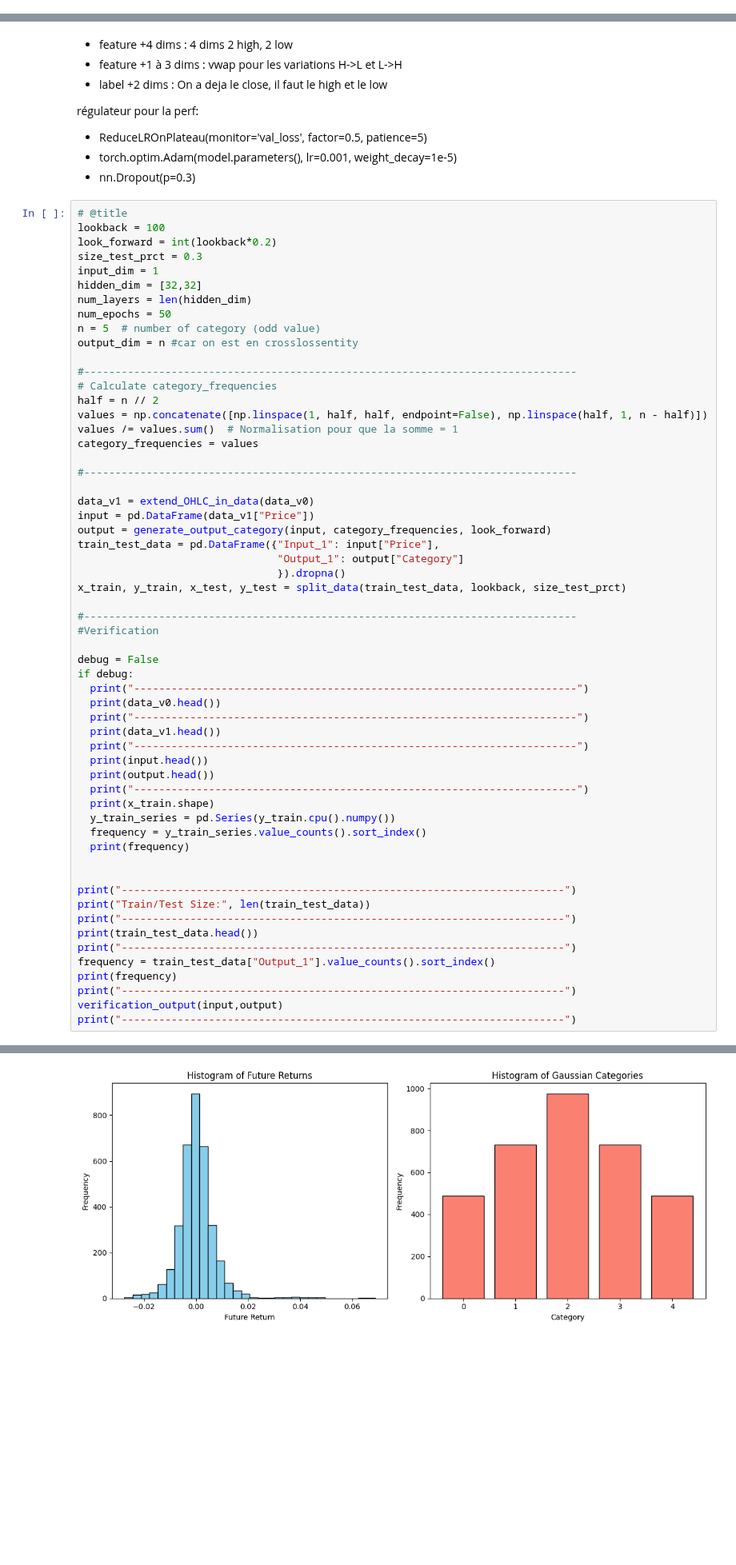
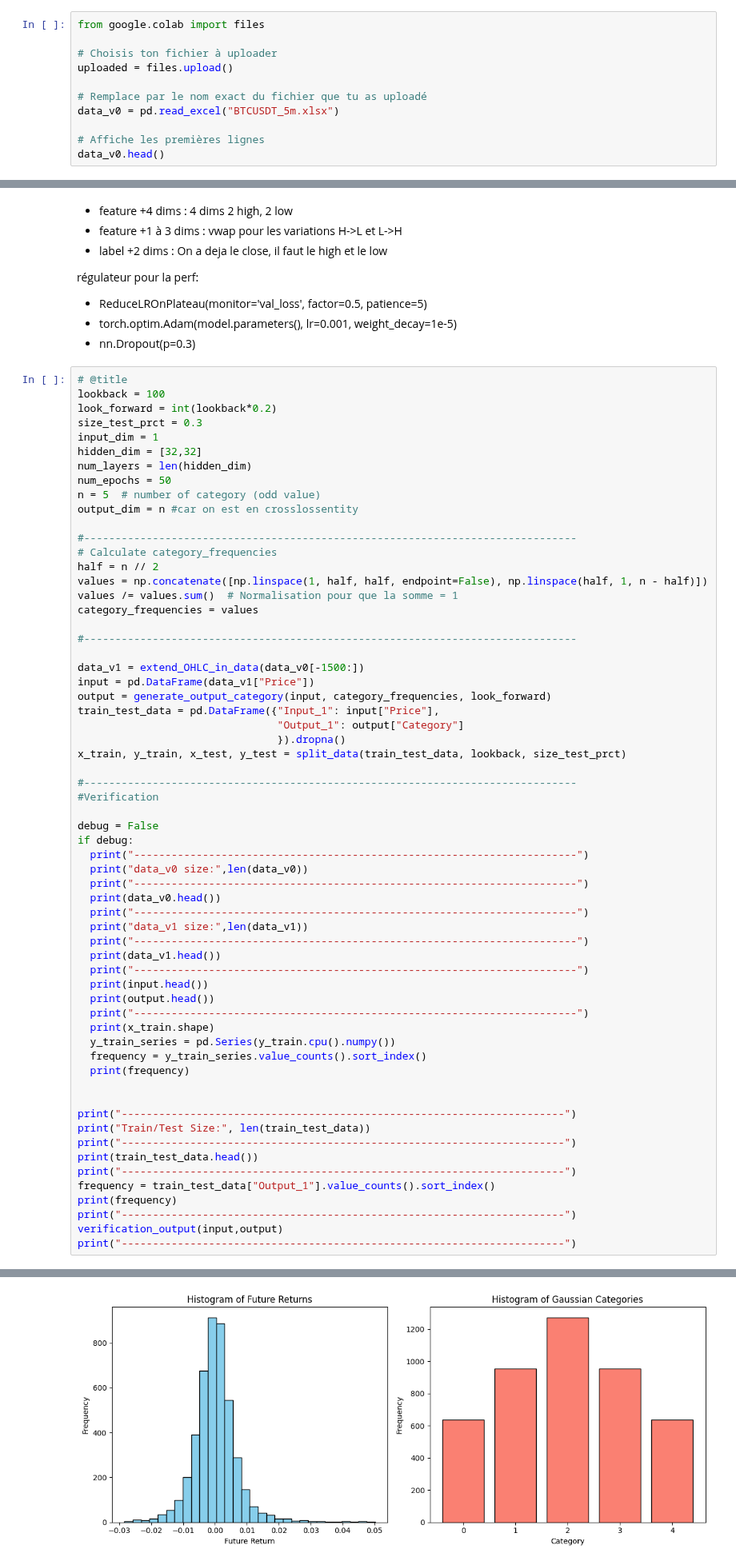
Before and after one commit to Nairlav/Finance, a Jupyter notebook: Projects/LSTM_Strategy.ipynb, the cells around one changed output, grey strips where cells are left out. Shown at 80% size. Saved outputs shown, nothing was run; the diff lists cells and outputs as text; blank space fills up the shorter version.

```diff
--- a/Projects/LSTM_Strategy.ipynb
+++ b/Projects/LSTM_Strategy.ipynb
@@ -89,0 +90,11 @@ Datetime
+# %%
+from google.colab import files
+
+# Choisis ton fichier à uploader
+uploaded = files.upload()
+
+# Remplace par le nom exact du fichier que tu as uploadé
+data_v0 = pd.read_excel("BTCUSDT_5m.xlsx")
+
+# Affiche les premières lignes
+data_v0.head()
@@ -546,7 +566,7 @@ category_frequencies = values
 
 #-------------------------------------------------------------------------------
 
-data_v1 = extend_OHLC_in_data(data_v0)
+data_v1 = extend_OHLC_in_data(data_v0[-1500:])
 input = pd.DataFrame(data_v1["Price"])
 output = generate_output_category(input, category_frequencies, look_forward)
 train_test_data = pd.DataFrame({"Input_1": input["Price"],
@@ -560,7 +580,11 @@ x_train, y_train, x_test, y_test = split_data(train_test_data, lookback, size_te
 debug = False
 if debug:
   print("-----------------------------------------------------------------------")
+  print("data_v0 size:",len(data_v0))
+  print("-----------------------------------------------------------------------")
   print(data_v0.head())
+  print("-----------------------------------------------------------------------")
+  print("data_v1 size:",len(data_v1))
   print("-----------------------------------------------------------------------")
   print(data_v1.head())
   print("-----------------------------------------------------------------------")
@@ -604,6 +628,6 @@ Output_1
 Name: count, dtype: int64
 -----------------------------------------------------------------------
-[figure, old version]
+[figure, new version]
 -----------------------------------------------------------------------
 # %%
 # Supprimer les data du train précédent
```
Also changed, not shown: parts of 10 cells of this notebook.
